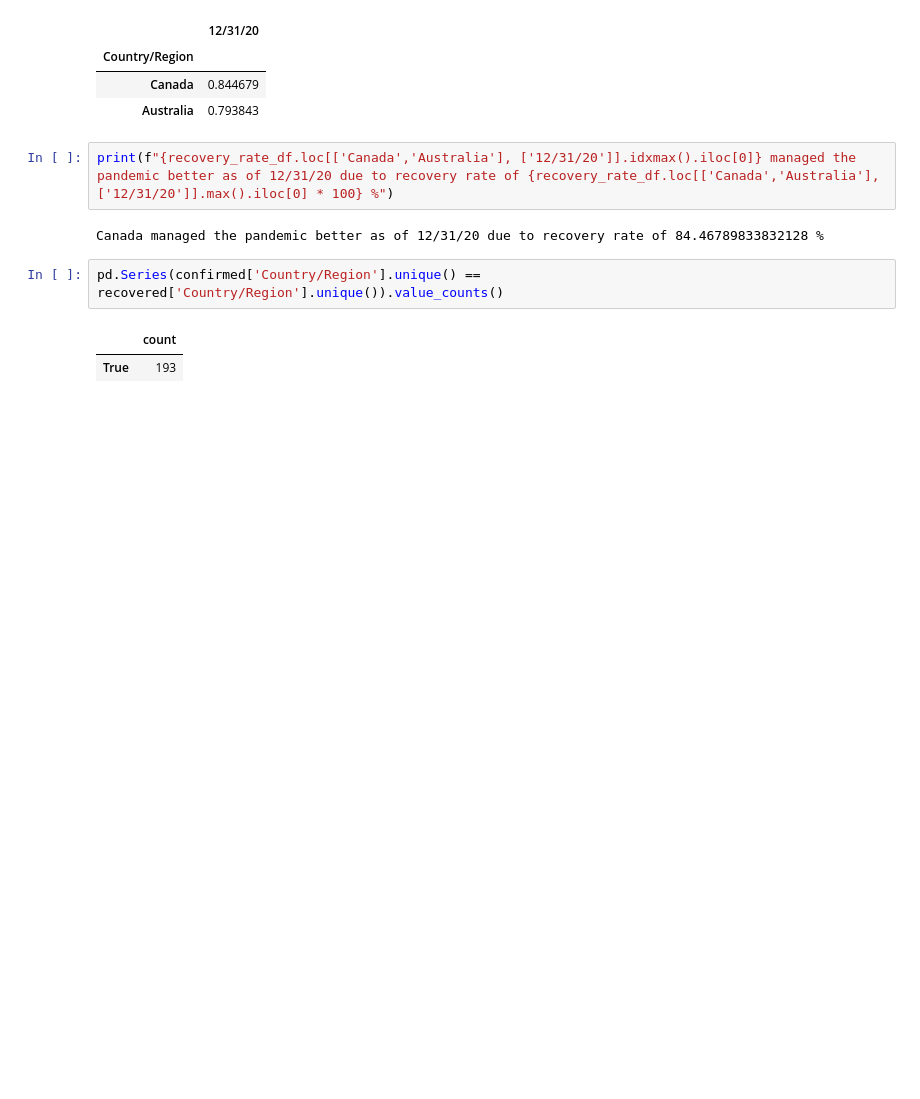
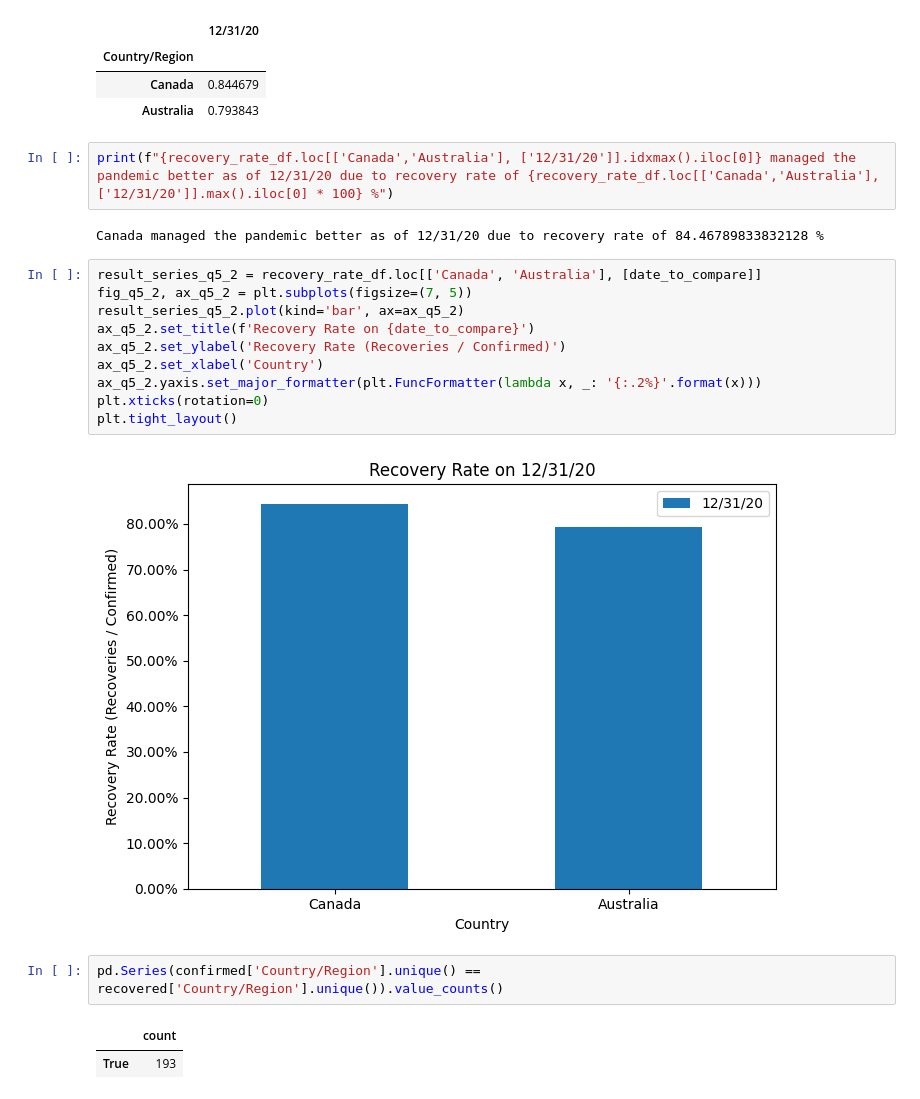
Before and after one commit to artech-0/covid-19-pandas-case-study, a Jupyter notebook: Covid_19_case_study_June_2025.ipynb, the cells around one changed output. Saved outputs shown, nothing was run; the diff lists cells and outputs as text; blank space fills up the shorter version.

```diff
--- a/Covid_19_case_study_June_2025.ipynb
+++ b/Covid_19_case_study_June_2025.ipynb
@@ -743,6 +753,18 @@ recovery_rate_df.loc[['Canada','Australia'], ['12/31/20']]
 print(f"{recovery_rate_df.loc[['Canada','Australia'], ['12/31/20']].idxmax().iloc[0]} managed the pandemic better as of 12/31/20 due to recovery rate of {recovery_rate_df.loc[['Canada','Australia'], ['12/31/20']].max().iloc[0] * 100} %")
 # %% [output]
 Canada managed the pandemic better as of 12/31/20 due to recovery rate of 84.46789833832128 %
+# %%
+result_series_q5_2 = recovery_rate_df.loc[['Canada', 'Australia'], [date_to_compare]]
+fig_q5_2, ax_q5_2 = plt.subplots(figsize=(7, 5))
+result_series_q5_2.plot(kind='bar', ax=ax_q5_2)
+ax_q5_2.set_title(f'Recovery Rate on {date_to_compare}')
+ax_q5_2.set_ylabel('Recovery Rate (Recoveries / Confirmed)')
+ax_q5_2.set_xlabel('Country')
+ax_q5_2.yaxis.set_major_formatter(plt.FuncFormatter(lambda x, _: '{:.2%}'.format(x)))
+plt.xticks(rotation=0)
+plt.tight_layout()
+# %% [output]
+[figure, added]
 # %%
 pd.Series(confirmed['Country/Region'].unique() == recovered['Country/Region'].unique()).value_counts()
 # %% [output]
```
Also changed, not shown: parts of 7 cells of this notebook.
